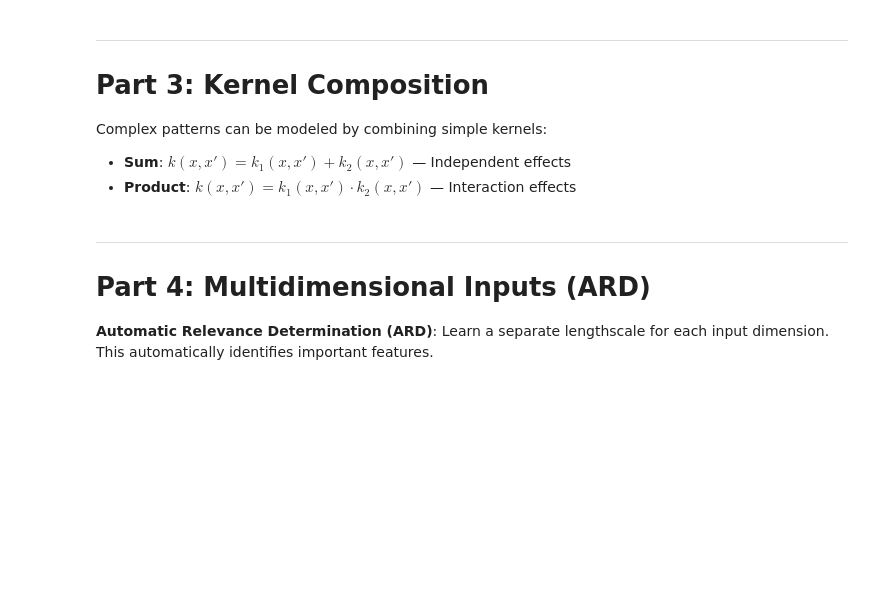
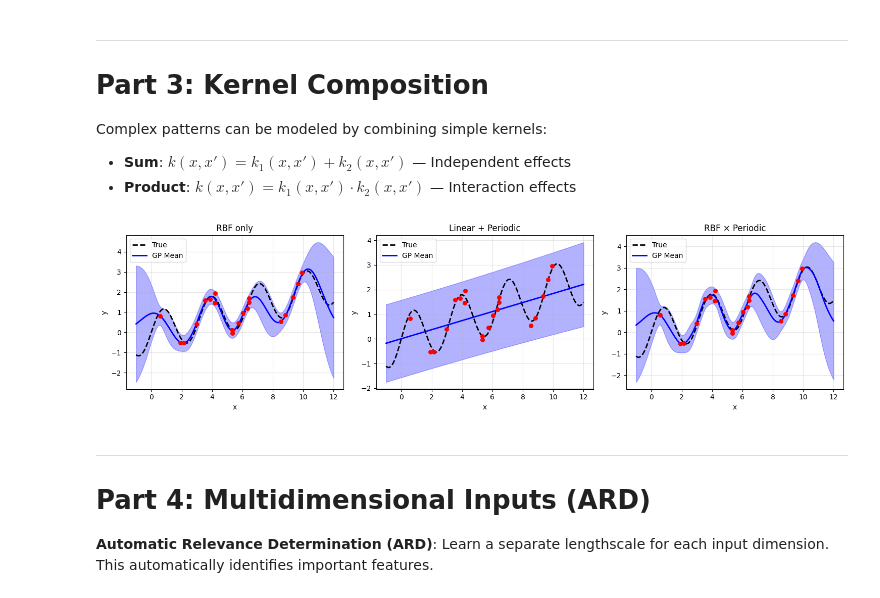
Before and after one commit to jkitchin/differentiable-flowsheets, a Jupyter notebook: jax-tutorials/12_gaussian_processes.ipynb, the cells around one changed output. Cells and saved outputs as stored; diff of their text form; code cells hidden in the pictures; blank space fills up the shorter version.

```diff
--- a/jax-tutorials/12_gaussian_processes.ipynb
+++ b/jax-tutorials/12_gaussian_processes.ipynb
@@ -290,44 +352,48 @@ kernel_configs = {
 
 fig, axes = plt.subplots(1, 3, figsize=(15, 4))
 
+# Define objective for minimization (negate MLL)
+objective = lambda model, data: -gpx.objectives.conjugate_mll(model, data)
+
 for ax, (name, kernel) in zip(axes, kernel_configs.items()):
     # Build and optimize GP
     prior = gpx.gps.Prior(mean_function=gpx.mean_functions.Zero(), kernel=kernel)
     likelihood = gpx.likelihoods.Gaussian(num_datapoints=len(X_train_complex))
     posterior = prior * likelihood
 
-    objective = gpx.objectives.ConjugateMLL(negative=True)
     opt_posterior, _ = gpx.fit(
         model=posterior,
         objective=objective,
         train_data=D_complex,
         optim=optax.adam(0.05),
         num_iters=300,
         key=random.PRNGKey(0)
     )
 
     # Predict
     latent = opt_posterior.predict(X_test_complex, train_data=D_complex)
     pred = opt_posterior.likelihood(latent)
-    mean = pred.mean()
-    std = pred.stddev()
+    mean = pred.mean
+    std = jnp.sqrt(pred.variance)  # Compute std from variance
 
     # Plot
     ax.plot(X_test_complex.ravel(), complex_function(X_test_complex).ravel(),
             'k--', label='True', linewidth=2)
     ax.plot(X_test_complex.ravel(), mean.ravel(), 'b-', label='GP Mean', linewidth=2)
     ax.fill_between(X_test_complex.ravel(),
                     (mean - 2*std).ravel(), (mean + 2*std).ravel(),
                     alpha=0.3, color='blue')
     ax.scatter(X_train_complex, y_train_complex, c='red', s=30, zorder=5)
     ax.set_title(name)
     ax.set_xlabel('x')
     ax.set_ylabel('y')
     ax.legend(loc='upper left')
     ax.grid(True, alpha=0.3)
 
 plt.tight_layout()
 plt.show()
+# %% [output]
+[figure, added]
 # %% [markdown]
 ---
 # Part 4: Multidimensional Inputs (ARD)
```
Also changed, not shown: parts of 16 cells of this notebook, 56 other files.
